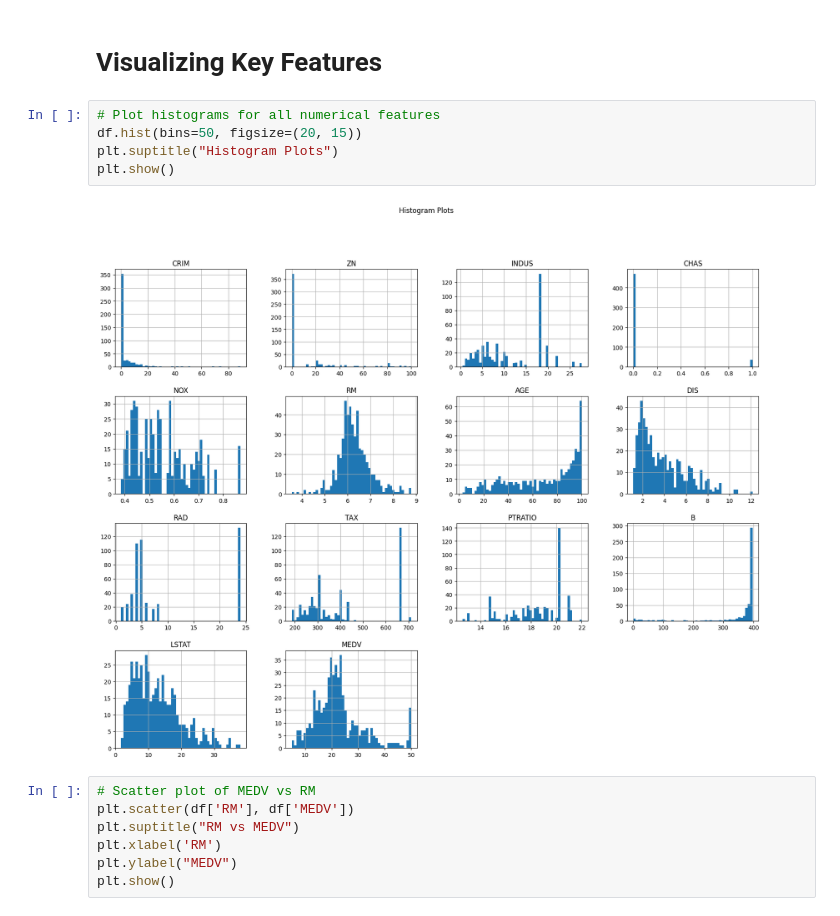
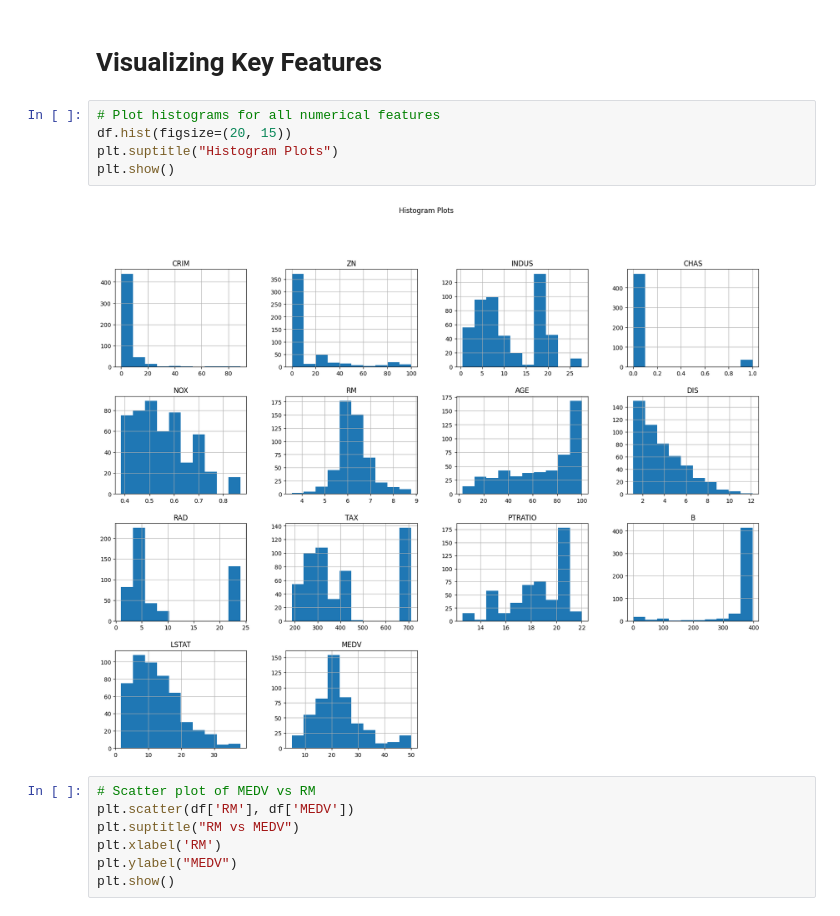
Before and after one commit to Wrudra/CSE-445-Machine-Learning-Assignment-1-Spring-2025, a Jupyter notebook: boston-housing-cse445-assignment.ipynb, the cells around one changed output. Saved outputs shown, nothing was run; the diff lists cells and outputs as text.

```diff
--- a/boston-housing-cse445-assignment.ipynb
+++ b/boston-housing-cse445-assignment.ipynb
@@ -114,11 +123,11 @@ dtype: int64
 # Visualizing Key Features
 # %%
 # Plot histograms for all numerical features
-df.hist(bins=50, figsize=(20, 15))
+df.hist(figsize=(20, 15))
 plt.suptitle("Histogram Plots")
 plt.show()
 # %% [output]
-[figure, old version]
+[figure, new version]
 # %%
 # Scatter plot of MEDV vs RM
 plt.scatter(df['RM'], df['MEDV'])
```
Also changed, not shown: parts of 11 cells of this notebook.
